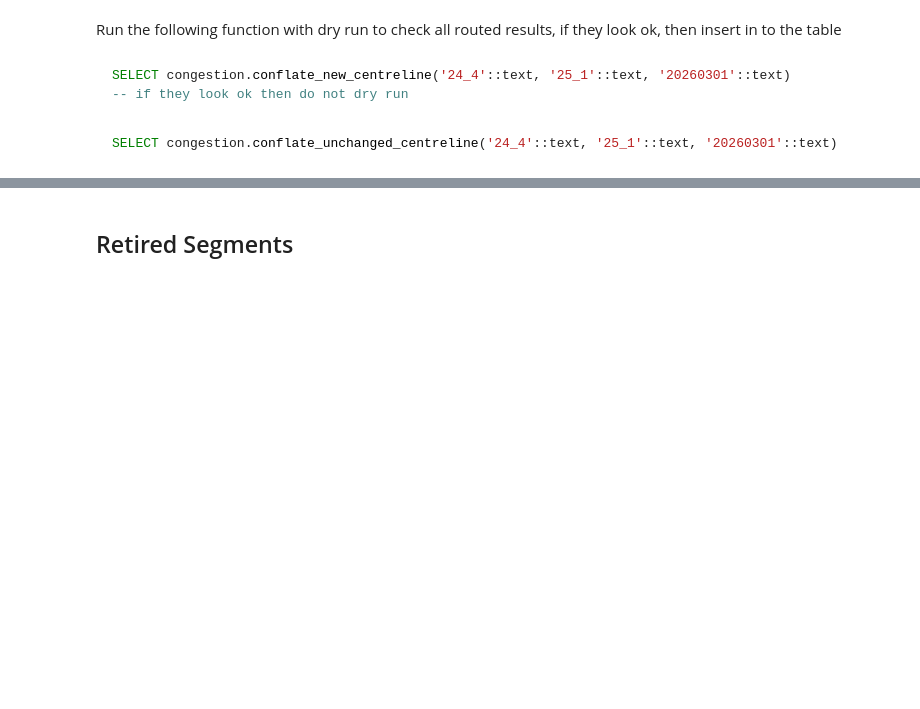
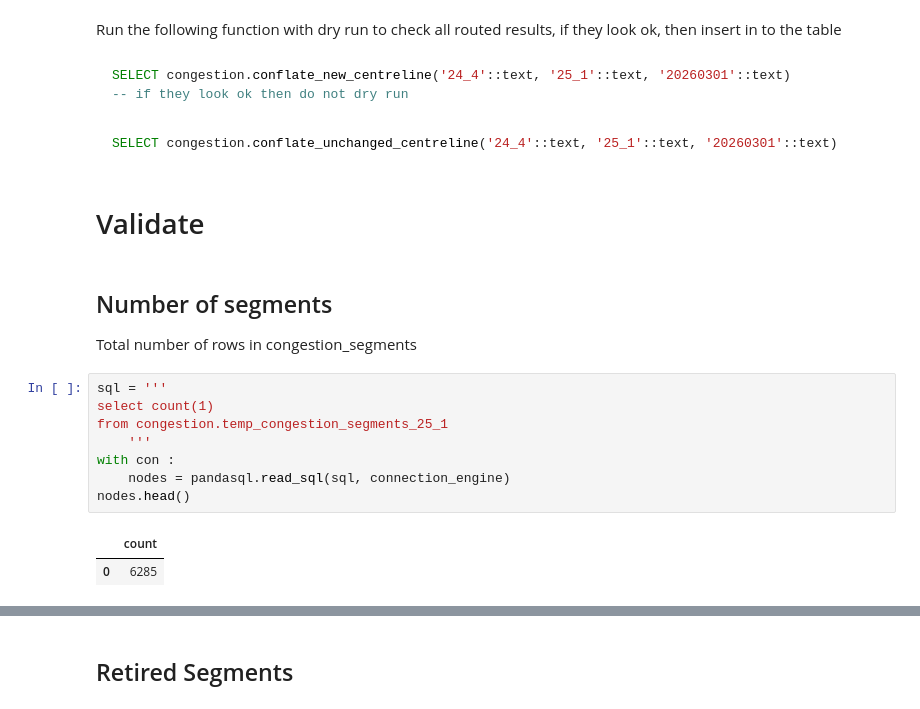
Before and after one commit to CityofToronto/bdit_congestion, a Jupyter notebook: congestion_network_creation/notebook/map_update_2025.ipynb, the cells around one changed output, grey strips where cells are left out. Drawn from its saved outputs; the diff is of its cells as text; blank space fills up the shorter version.

````diff
--- a/congestion_network_creation/notebook/map_update_2025.ipynb
+++ b/congestion_network_creation/notebook/map_update_2025.ipynb
@@ -592,3 +592,20 @@ SELECT congestion.conflate_new_centreline('24_4'::text, '25_1'::text, '20260301'
 ```sql
 SELECT congestion.conflate_unchanged_centreline('24_4'::text, '25_1'::text, '20260301'::text)
 ```
+# %% [markdown]
+# Validate
+# %% [markdown]
+## Number of segments
+
+Total number of rows in congestion_segments
+# %%
+sql = '''
+select count(1)
+from congestion.temp_congestion_segments_25_1
+    '''
+with con :
+    nodes = pandasql.read_sql(sql, connection_engine)
+nodes.head()
+# %% [output]
+|  | count |
+| 0 | 6285 |
````
Also changed, not shown: parts of 15 cells of this notebook.
